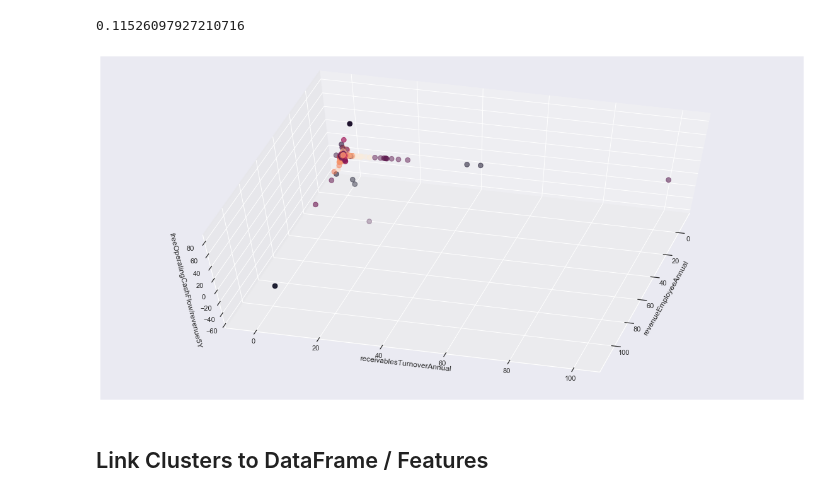
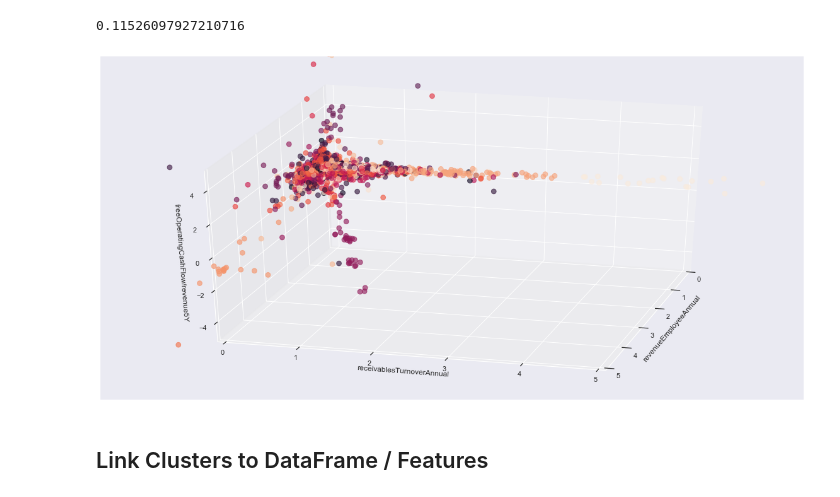
Before and after one commit to Silkways/Investment-Overwatch, a Jupyter notebook: Main.ipynb, the cells around one changed output. Drawn from its saved outputs; the diff is of its cells as text; code cells hidden in the pictures.

```diff
--- a/Main.ipynb
+++ b/Main.ipynb
@@ -774,14 +757,17 @@ import plotly.express as px
 # %%
 fig = plt.figure(figsize=(20,10))
 ax = fig.add_subplot(111, projection='3d')
 ax.set_xlabel('revenueEmployeeAnnual')
 ax.set_ylabel('receivablesTurnoverAnnual')
 ax.set_zlabel('freeOperatingCashFlow/revenue5Y')
 ax.scatter(alt30[:,1], alt30[:,2], alt30[:,3], c=predicted_alt_pca , s=60)
-ax.view_init(60, 15)
+ax.set_xlim3d(0, 5)
+ax.set_ylim3d(0,5)
+ax.set_zlim3d(-5,5)
+ax.view_init(30, 15)
 plt.show()
 # %% [output]
-[figure, old version]
+[figure, new version]
 # %% [markdown]
 ## Link Clusters to DataFrame / Features
 # %%
```
Also changed, not shown: parts of 12 cells of this notebook.
